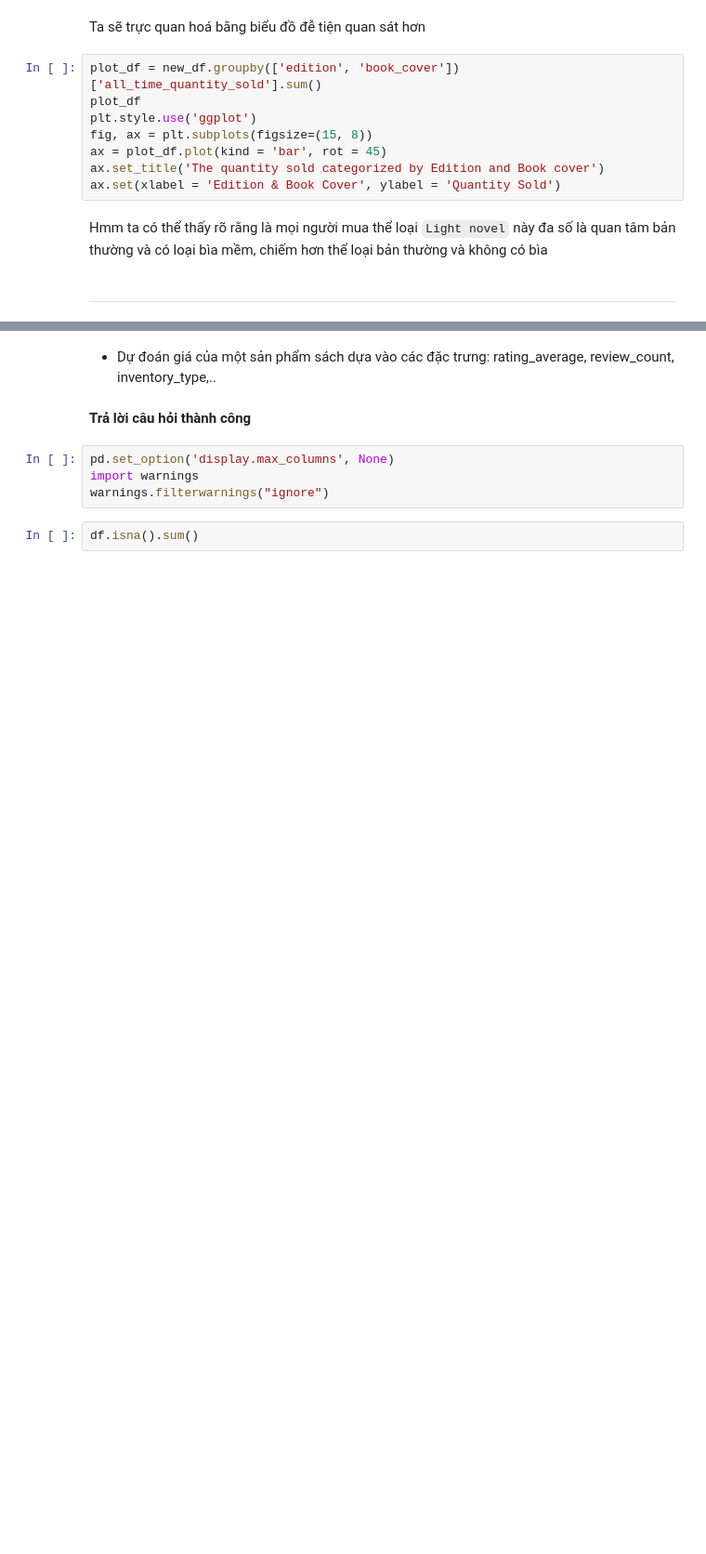
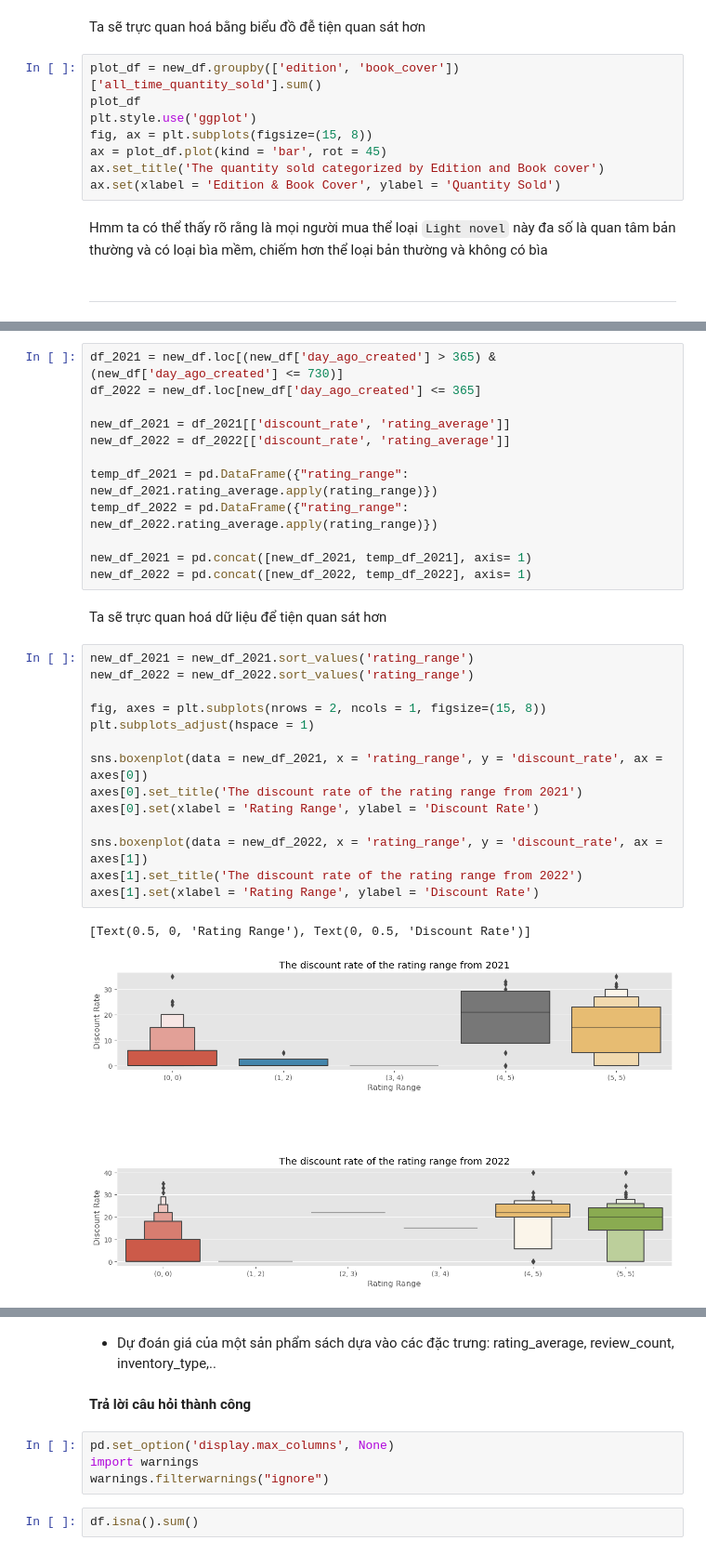
Before and after one commit to Miruku2201/NMKHDL_Final_Project, a Jupyter notebook: preprocessing.ipynb, the cells around one changed output, grey strips where cells are left out. Shown at 93% size. Drawn from its saved outputs; the diff is of its cells as text; blank space fills up the shorter version.

```diff
--- a/preprocessing.ipynb
+++ b/preprocessing.ipynb
@@ -408,0 +429,31 @@ Hmm ta có thể thấy rõ rằng là mọi người mua thể loại `Light no
+# %%
+df_2021 = new_df.loc[(new_df['day_ago_created'] > 365) & (new_df['day_ago_created'] <= 730)]
+df_2022 = new_df.loc[new_df['day_ago_created'] <= 365]
+
+new_df_2021 = df_2021[['discount_rate', 'rating_average']]
+new_df_2022 = df_2022[['discount_rate', 'rating_average']]
+
+temp_df_2021 = pd.DataFrame({"rating_range": new_df_2021.rating_average.apply(rating_range)})
+temp_df_2022 = pd.DataFrame({"rating_range": new_df_2022.rating_average.apply(rating_range)})
+
+new_df_2021 = pd.concat([new_df_2021, temp_df_2021], axis= 1)
+new_df_2022 = pd.concat([new_df_2022, temp_df_2022], axis= 1)
+# %% [markdown]
+Ta sẽ trực quan hoá dữ liệu để tiện quan sát hơn
+# %%
+new_df_2021 = new_df_2021.sort_values('rating_range')
+new_df_2022 = new_df_2022.sort_values('rating_range')
+
+fig, axes = plt.subplots(nrows = 2, ncols = 1, figsize=(15, 8))
+plt.subplots_adjust(hspace = 1)
+
+sns.boxenplot(data = new_df_2021, x = 'rating_range', y = 'discount_rate', ax = axes[0])
+axes[0].set_title('The discount rate of the rating range from 2021')
+axes[0].set(xlabel = 'Rating Range', ylabel = 'Discount Rate')
+
+sns.boxenplot(data = new_df_2022, x = 'rating_range', y = 'discount_rate', ax = axes[1])
+axes[1].set_title('The discount rate of the rating range from 2022')
+axes[1].set(xlabel = 'Rating Range', ylabel = 'Discount Rate')
+# %% [output]
+[Text(0.5, 0, 'Rating Range'), Text(0, 0.5, 'Discount Rate')]
+[figure, added]
```
Also changed, not shown: parts of 8 cells of this notebook.
